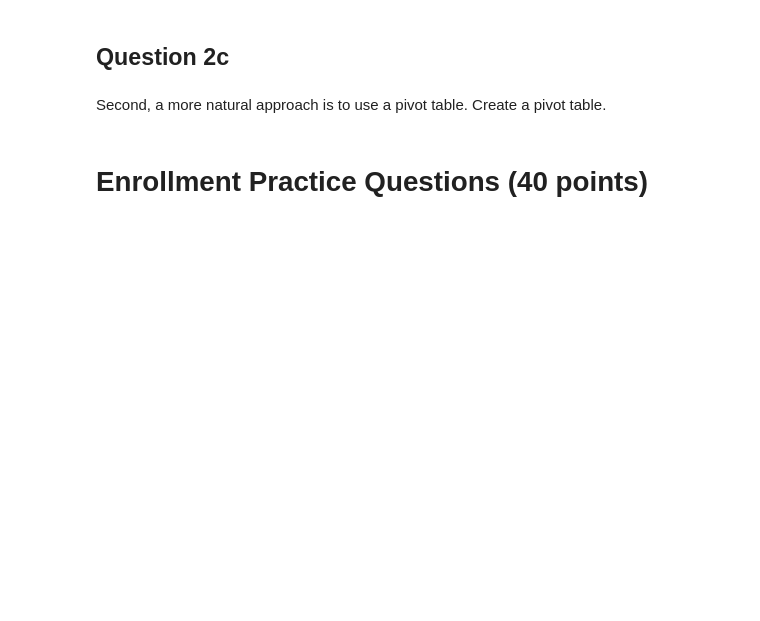
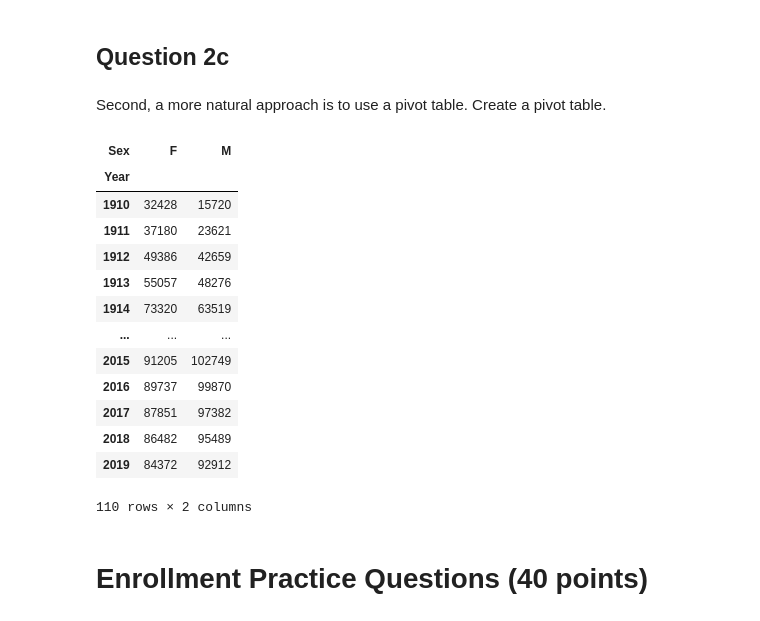
Before and after one commit to Chocobone/2025_DSV, a Jupyter notebook: hw2_for_students/hw2.ipynb, the cells around one changed output. Cells and saved outputs as stored; diff of their text form; code cells hidden in the pictures; blank space fills up the shorter version.

```diff
--- a/hw2_for_students/hw2.ipynb
+++ b/hw2_for_students/hw2.ipynb
@@ -168,3 +173,21 @@ Second, a more natural approach is to use a pivot table. Create a pivot table.
+# %%
+#YOUR CODE HERE
+babynames.pivot_table(index='Year', columns='Sex', values='Count', aggfunc='sum')
+# %% [output]
+| Sex | F | M |
+| Year |  |  |
+| 1910 | 32428 | 15720 |
+| 1911 | 37180 | 23621 |
+| 1912 | 49386 | 42659 |
+| 1913 | 55057 | 48276 |
+| 1914 | 73320 | 63519 |
+| ... | ... | ... |
+| 2015 | 91205 | 102749 |
+| 2016 | 89737 | 99870 |
+| 2017 | 87851 | 97382 |
+| 2018 | 86482 | 95489 |
+| 2019 | 84372 | 92912 |
+110 rows × 2 columns
 # %% [markdown]
 # Enrollment Practice Questions (40 points)
 # %%
```
Also changed, not shown: parts of 11 cells of this notebook, 1 other file.
